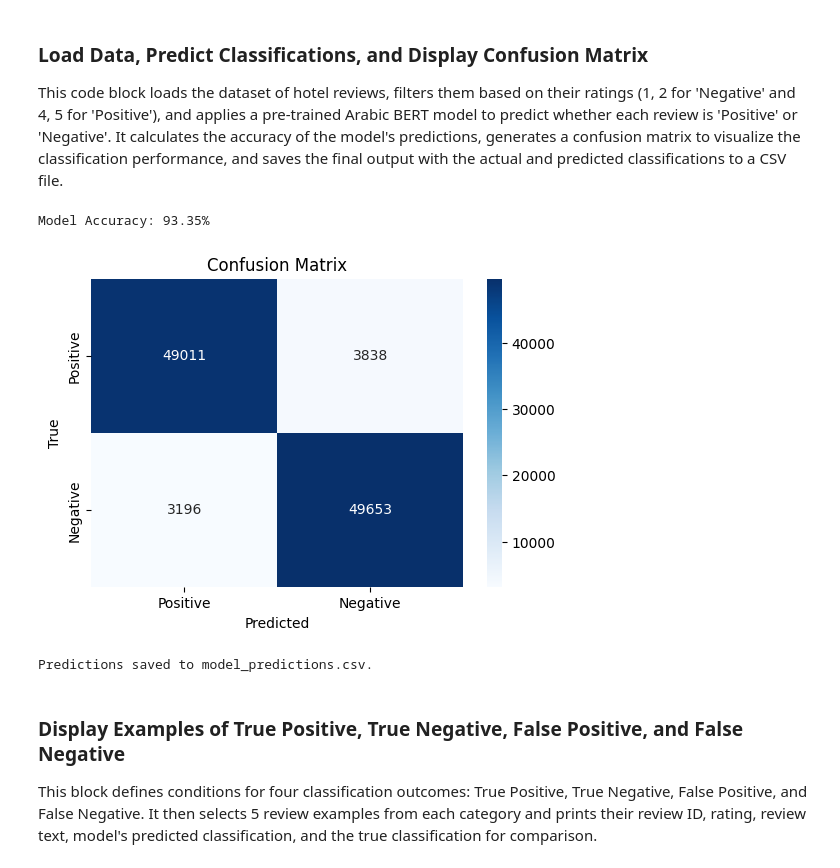
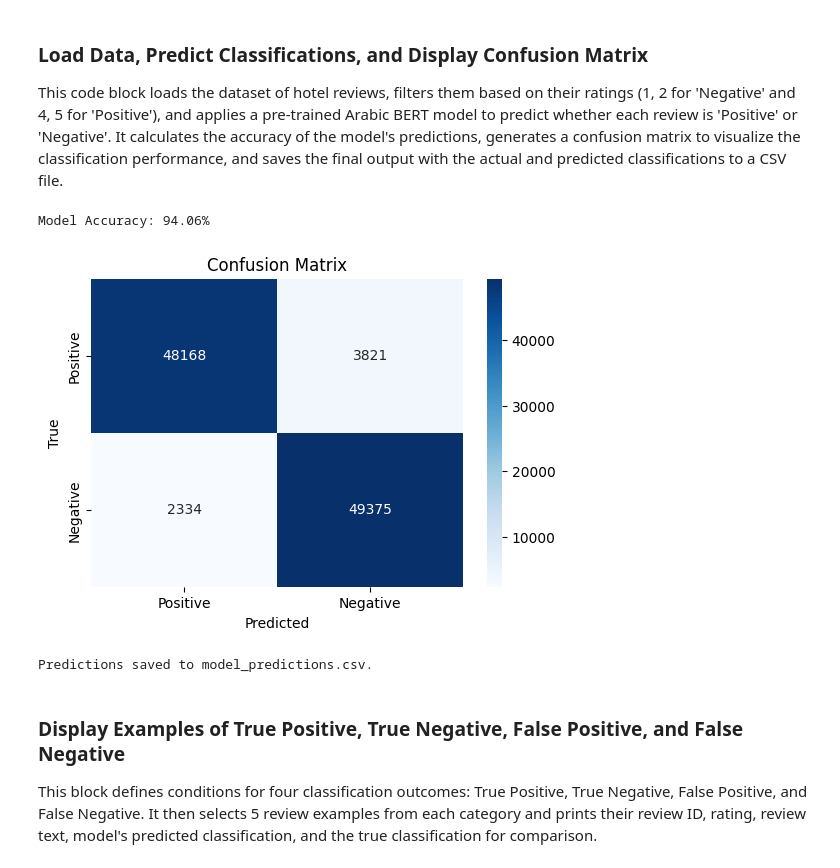
Before and after one commit to faisalomari/HARD_NLP, a Jupyter notebook: main.ipynb, the cells around one changed output. Drawn from its saved outputs; the diff is of its cells as text; code cells hidden in the pictures.

```diff
--- a/main.ipynb
+++ b/main.ipynb
@@ -49,7 +49,7 @@ selected_reviews[['no','review', 'rating', 'classification']]
 This code loads the reviews dataset, filters reviews based on specific ratings (1, 2, 4, and 5), and limits the total number of reviews to a maximum of 1000. It classifies the reviews as 'Positive' or 'Negative' based on their rating, saves the classified data to a CSV file, and then splits the dataset into 70% training and 30% testing data, saving them as separate CSV files.
 # %%
 # Set the maximum number of reviews to use
-max_reviews = 1000
+max_reviews = 2000
 
 # Load the reviews data with the correct encoding
 file_path = 'HARD-Arabic-Dataset-master/data/balanced-reviews.txt'  # Update with your actual file path
@@ -248,6 +321,9 @@ df_filtered = df[df['rating'].isin([1, 2, 4, 5])]
 
 # Limit the number of reviews
 # df_filtered = df_filtered.head(5000)
+
+# Select all the reviews except the first 1000
+df_filtered = df_filtered.iloc[max_reviews:]
 
 # Function to classify reviews based on the rating
 def classify_review(row):
@@ -285,35 +361,35 @@ predictions = predict_in_batches(df_filtered['review'].tolist(), batch_size=64)
 # Map the predictions to the corresponding labels
 df_filtered['model_classification'] = ['Positive' if pred == 1 else 'Negative' for pred in predictions]
 df_filtered['model_correct'] = df_filtered['classification'] == df_filtered['model_classification']
 
 # Calculate accuracy
 accuracy = df_filtered['model_correct'].mean() * 100
 print(f"Model Accuracy: {accuracy:.2f}%")
 
 # Generate confusion matrix
 y_true = df_filtered['classification']
 y_pred = df_filtered['model_classification']
 cm = confusion_matrix(y_true, y_pred, labels=['Positive', 'Negative'])
 
 # Plot confusion matrix
 plt.figure(figsize=(6, 4))
 sns.heatmap(cm, annot=True, fmt="d", cmap="Blues", xticklabels=['Positive', 'Negative'], yticklabels=['Positive', 'Negative'])
 plt.xlabel("Predicted")
 plt.ylabel("True")
 plt.title("Confusion Matrix")
 plt.show()
 
 # Select necessary columns for the final output
 output_df = df_filtered[['no', 'Hotel name', 'rating', 'user type', 'room type', 'nights', 'review', 'classification', 'model_classification', 'model_correct']]
 
 # Save the final DataFrame to a CSV file
 output_file = 'model_predictions.csv'
 output_df.to_csv(output_file, index=False, encoding='utf-16')
 
 print(f"Predictions saved to {output_file}.")
 # %% [output]
-Model Accuracy: 93.35%
+Model Accuracy: 94.06%
-[figure, old version]
+[figure, new version]
 Predictions saved to model_predictions.csv.
 # %% [markdown]
 ### Display Examples of True Positive, True Negative, False Positive, and False Negative
```
Also changed, not shown: parts of 6 cells of this notebook, 5 other files.
